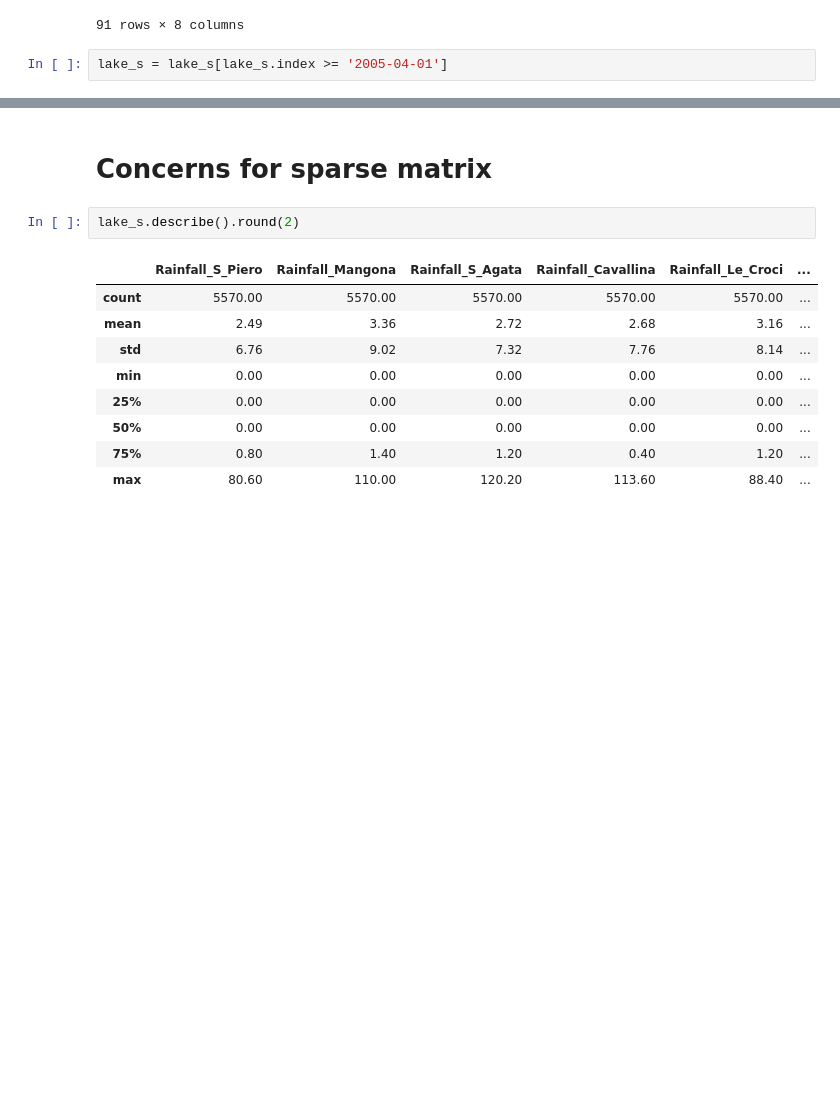
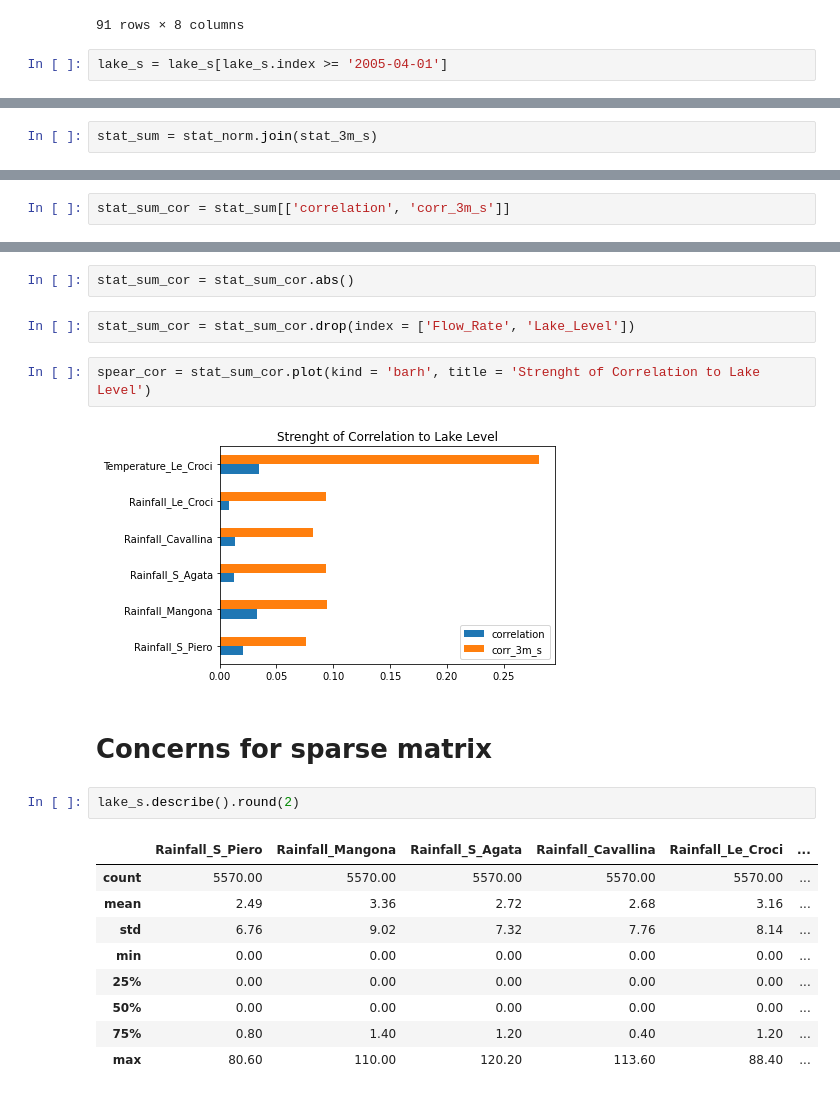
Before and after one commit to Jgardin875/individual_codeup_project, a Jupyter notebook: explore_model.ipynb, the cells around one changed output, grey strips where cells are left out. Cells and saved outputs as stored; diff of their text form; blank space fills up the shorter version.

```diff
--- a/explore_model.ipynb
+++ b/explore_model.ipynb
@@ -241,0 +289,2 @@ SpearmanrResult(correlation=0.27469487057483755, pvalue=5.370344821584501e-97)
+# %%
+stat_sum = stat_norm.join(stat_3m_s)
@@ -241,0 +303,2 @@ SpearmanrResult(correlation=0.27469487057483755, pvalue=5.370344821584501e-97)
+# %%
+stat_sum_cor = stat_sum[['correlation', 'corr_3m_s']]
@@ -242,3 +317,11 @@ SpearmanrResult(correlation=0.27469487057483755, pvalue=5.370344821584501e-97)
+# %%
+stat_sum_cor = stat_sum_cor.abs()
+# %%
+stat_sum_cor = stat_sum_cor.drop(index = ['Flow_Rate', 'Lake_Level'])
+# %%
+spear_cor = stat_sum_cor.plot(kind = 'barh', title = 'Strenght of Correlation to Lake Level')
+# %% [output]
+[figure, added]
 # %% [markdown]
 # Concerns for sparse matrix
 # %%
```
Also changed, not shown: parts of 59 cells of this notebook, 3 other files.
